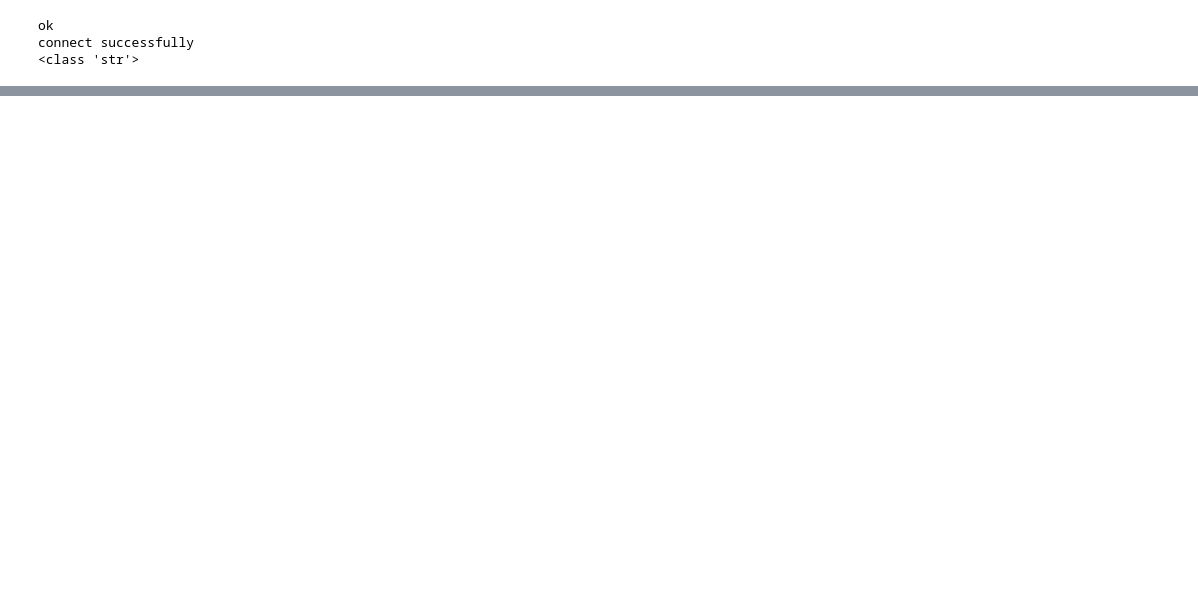
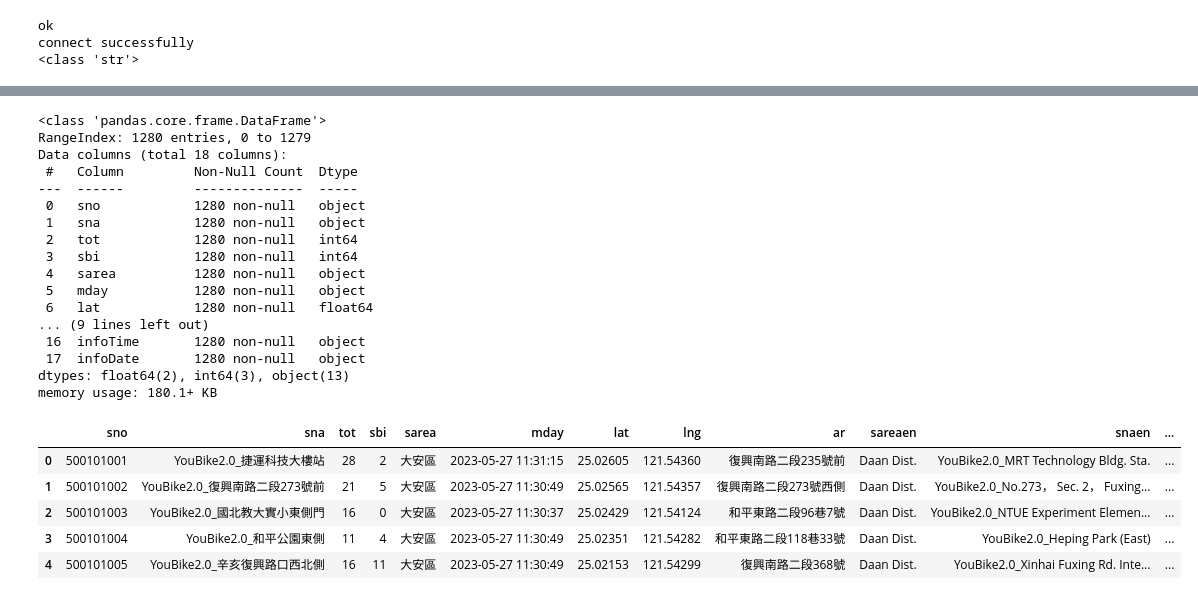
Before and after one commit to Wendy-TW/Python_Class_202305, a Jupyter notebook: Lesson_7_1_DataFrame.ipynb, the cells around one changed output, grey strips where cells are left out. Drawn from its saved outputs; the diff is of its cells as text; code cells hidden in the pictures; blank space fills up the shorter version.

```diff
--- a/Lesson_7_1_DataFrame.ipynb
+++ b/Lesson_7_1_DataFrame.ipynb
@@ -42,10 +56,39 @@ connect successfully
 # %%
 # convert into Dataframe from Dictionary  or from list in sequencein sequence
 # Dataframe 必須來自 Dictionary 包 LIST  or LIST 包 Dictionary
 # KEY = column 欄位名
 # Value=row index
 # 必須判斷 是否資料結構符合 可以轉換成 DataFrame 的架構才能轉，不然要拆開LIST 再合成
 import pandas as pd
 #class pandas.DataFrame(data=None, index=None, columns=None, dtype=None, copy=None)[source]
 DF1= pd.DataFrame(data=all_data)
-DF1
+#DataFrame.info(verbose=None, buf=None, max_cols=None, memory_usage=None, show_counts=None)[source]
+DF1.info()
+#DataFrame.describe(percentiles=None, include=None, exclude=None)
+DF1.describe()
+#DataFrame.head Return the first n rows.
+DF1.head(n=5)
+# %% [output]
+<class 'pandas.core.frame.DataFrame'>
+RangeIndex: 1280 entries, 0 to 1279
+Data columns (total 18 columns):
+ #   Column         Non-Null Count  Dtype
+---  ------         --------------  -----
+ 0   sno            1280 non-null   object
+ 1   sna            1280 non-null   object
+ 2   tot            1280 non-null   int64
+ 3   sbi            1280 non-null   int64
+ 4   sarea          1280 non-null   object
+ 5   mday           1280 non-null   object
+ 6   lat            1280 non-null   float64
+... (9 lines left out)
+ 16  infoTime       1280 non-null   object
+ 17  infoDate       1280 non-null   object
+dtypes: float64(2), int64(3), object(13)
+memory usage: 180.1+ KB
+|  | sno | sna | tot | sbi | sarea | mday | lat | lng | ar | sareaen | snaen | ... |
+| 0 | 500101001 | YouBike2.0_捷運科技大樓站 | 28 | 2 | 大安區 | 2023-05-27 11:31:15 | 25.02605 | 121.54360 | 復興南路二段235號前 | Daan Dist. | YouBike2.0_MRT Technology Bldg. Sta. | ... |
+| 1 | 500101002 | YouBike2.0_復興南路二段273號前 | 21 | 5 | 大安區 | 2023-05-27 11:30:49 | 25.02565 | 121.54357 | 復興南路二段273號西側 | Daan Dist. | YouBike2.0_No.273， Sec. 2， Fuxing... | ... |
+| 2 | 500101003 | YouBike2.0_國北教大實小東側門 | 16 | 0 | 大安區 | 2023-05-27 11:30:37 | 25.02429 | 121.54124 | 和平東路二段96巷7號 | Daan Dist. | YouBike2.0_NTUE Experiment Elemen... | ... |
+| 3 | 500101004 | YouBike2.0_和平公園東側 | 11 | 4 | 大安區 | 2023-05-27 11:30:49 | 25.02351 | 121.54282 | 和平東路二段118巷33號 | Daan Dist. | YouBike2.0_Heping Park (East) | ... |
+| 4 | 500101005 | YouBike2.0_辛亥復興路口西北側 | 16 | 11 | 大安區 | 2023-05-27 11:30:49 | 25.02153 | 121.54299 | 復興南路二段368號 | Daan Dist. | YouBike2.0_Xinhai Fuxing Rd. Inte... | ... |
```
Also changed, not shown: parts of 3 cells of this notebook, 1 other file.
